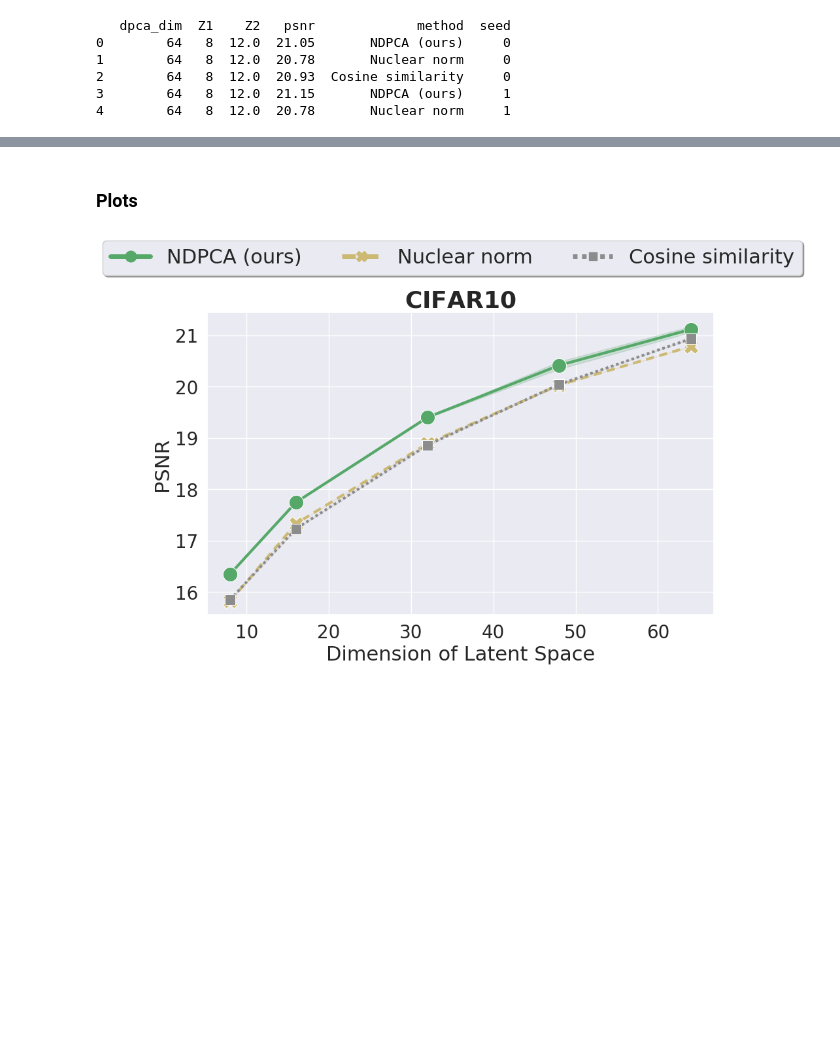
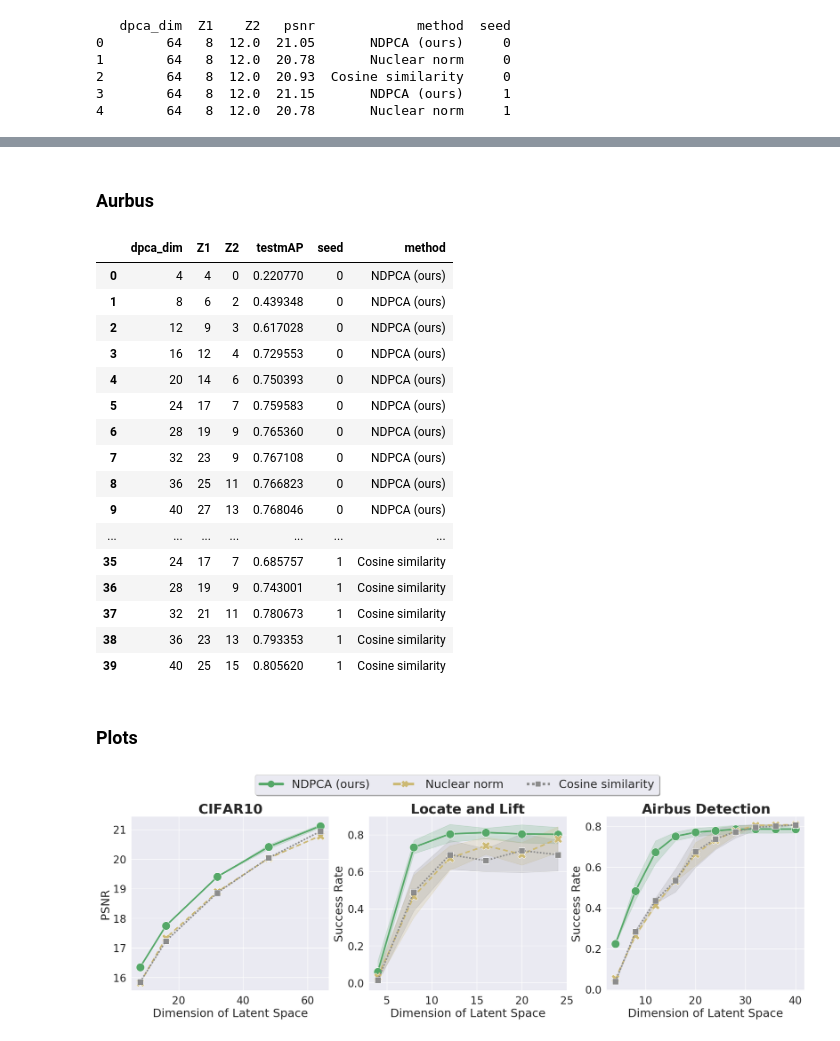
Before and after one commit to UTAustin-SwarmLab/Task-aware-Distributed-Source-Coding, a Jupyter notebook: plots/make_plot_norm.ipynb, the cells around one changed output, grey strips where cells are left out. Drawn from its saved outputs; the diff is of its cells as text; code cells hidden in the pictures; blank space fills up the shorter version.

Commit message:
add ploting for norms

```diff
--- a/plots/make_plot_norm.ipynb
+++ b/plots/make_plot_norm.ipynb
@@ -82,38 +114,96 @@ print(cifar_df.head())
+# %% [markdown]
+### Aurbus
+# %%
+airbus_df = pd.read_csv('./airbus.csv') # seed 0 ep 349
+airbus_df.drop(columns=['dim of z2 private'], inplace=True)
+airbus_df.rename(columns={"dim of z1 private": "Z1", "dim of z1 share": "Z2"}, inplace=True)
+
+airbus_df2 = pd.read_csv('./airbus_norms.csv')
+airbus_df2.drop(columns=['dim of z2 private'], inplace=True)
+airbus_df2.rename(columns={"dim of z1 private": "Z1", "dim of z1 share": "Z2"}, inplace=True)
+
+idx = airbus_df[(airbus_df['method'] == 'No DPCA module')].index
+airbus_df.drop(idx, inplace=True)
+
+airbus_df = pd.concat([airbus_df, airbus_df2])
+airbus_df
+# %% [output]
+|  | dpca_dim | Z1 | Z2 | testmAP | seed | method |
+| 0 | 4 | 4 | 0 | 0.220770 | 0 | NDPCA (ours) |
+| 1 | 8 | 6 | 2 | 0.439348 | 0 | NDPCA (ours) |
+| 2 | 12 | 9 | 3 | 0.617028 | 0 | NDPCA (ours) |
+| 3 | 16 | 12 | 4 | 0.729553 | 0 | NDPCA (ours) |
+| 4 | 20 | 14 | 6 | 0.750393 | 0 | NDPCA (ours) |
+| 5 | 24 | 17 | 7 | 0.759583 | 0 | NDPCA (ours) |
+| 6 | 28 | 19 | 9 | 0.765360 | 0 | NDPCA (ours) |
+| 7 | 32 | 23 | 9 | 0.767108 | 0 | NDPCA (ours) |
+| 8 | 36 | 25 | 11 | 0.766823 | 0 | NDPCA (ours) |
+| 9 | 40 | 27 | 13 | 0.768046 | 0 | NDPCA (ours) |
+| ... | ... | ... | ... | ... | ... | ... |
+| 35 | 24 | 17 | 7 | 0.685757 | 1 | Cosine similarity |
+| 36 | 28 | 19 | 9 | 0.743001 | 1 | Cosine similarity |
+| 37 | 32 | 21 | 11 | 0.780673 | 1 | Cosine similarity |
+| 38 | 36 | 23 | 13 | 0.793353 | 1 | Cosine similarity |
+| 39 | 40 | 25 | 15 | 0.805620 | 1 | Cosine similarity |
 # %% [markdown]
 ### Plots
 # %%
-# fig, ax_list = plt.subplot_mosaic(
-        # [["cifar_dpca", "pnp_dpca", "airbus_dpca"]], figsize=(23, 6))
+fig, ax_list = plt.subplot_mosaic(
+        [["cifar_dpca", "pnp_dpca", "airbus_dpca"]], figsize=(23, 6))
 
-fig, ax_list = plt.subplot_mosaic([["cifar_dpca"]], figsize=(10, 6))
+# fig, ax_list = plt.subplot_mosaic([["cifar_dpca"]], figsize=(10, 6))
 
 xylabelsize = 22
 titlesize = 26
 legendsize = 22
 ticksize = 20
 
 ### set title
 ax_list["cifar_dpca"].set_title(r"$\bf{CIFAR10}$", fontsize=titlesize)
+ax_list["pnp_dpca"].set_title(r"$\bf{Locate~and~Lift}$", fontsize=titlesize)
+ax_list["airbus_dpca"].set_title(r"$\bf{Airbus~Detection}$", fontsize=titlesize)
 
 ### plot cifar denoising
 ## plot DPCA curve
 ax1 = sns.lineplot(data=cifar_df, x="dpca_dim", y="psnr", ax=ax_list["cifar_dpca"], linewidth=3, hue='method', style="method",
                     palette=[color_list[2], color_list[8], color_list[7]], dashes=['', (3,2), (1,1)], markers=True, markersize=16)
 ax_list["cifar_dpca"].set_xlabel("Dimension of Latent Space", fontsize=xylabelsize)
 ax_list["cifar_dpca"].set_ylabel("PSNR", fontsize=xylabelsize)
 ax_list["cifar_dpca"].tick_params(axis="x", labelsize=ticksize)
 ax_list["cifar_dpca"].tick_params(axis="y", labelsize=ticksize)
 leg = ax_list["cifar_dpca"].legend()
 ax_list["cifar_dpca"].legend().remove()
 
+### plot lift denoising
+## plot DPCA curve
+ax2 = sns.lineplot(data=pnp_df, x="dpca_dim", y="success rate", ax=ax_list["pnp_dpca"], linewidth=3, hue='method', style="method",
+                    palette=[color_list[2], color_list[8], color_list[7]], dashes=['', (3,2), (1,1)], markers=True, markersize=16)
+ax_list["pnp_dpca"].set_xlabel("Dimension of Latent Space", fontsize=xylabelsize)
+ax_list["pnp_dpca"].set_ylabel("Success Rate", fontsize=xylabelsize)
+ax_list["pnp_dpca"].tick_params(axis="x", labelsize=ticksize)
+ax_list["pnp_dpca"].tick_params(axis="y", labelsize=ticksize)
+leg = ax_list["pnp_dpca"].legend()
+ax_list["pnp_dpca"].legend().remove()
+
+### plot lift denoising
+## plot DPCA curve
+ax2 = sns.lineplot(data=airbus_df, x="dpca_dim", y="testmAP", ax=ax_list["airbus_dpca"], linewidth=3, hue='method', style="method",
+                    palette=[color_list[2], color_list[8], color_list[7]], dashes=['', (3,2), (1,1)], markers=True, markersize=16)
+ax_list["airbus_dpca"].set_xlabel("Dimension of Latent Space", fontsize=xylabelsize)
+ax_list["airbus_dpca"].set_ylabel("Success Rate", fontsize=xylabelsize)
+ax_list["airbus_dpca"].tick_params(axis="x", labelsize=ticksize)
+ax_list["airbus_dpca"].tick_params(axis="y", labelsize=ticksize)
+leg = ax_list["airbus_dpca"].legend()
+ax_list["airbus_dpca"].legend().remove()
+
 ### Generate a legend for the first line only
 lines_labels = [ax.get_legend_handles_labels() for ax in [ax_list["cifar_dpca"]]]
 lines, labels = [sum(lol, []) for lol in zip(*lines_labels)]
 
 lgd = fig.legend(lines, labels, loc='upper center', bbox_to_anchor=(0.5, 1.09), fancybox=True, shadow=True, ncol=7, fontsize=22, markerscale=2)
 for line in lgd.get_lines():
     line.set_linewidth(5.0)
 plt.show()
 fig.savefig('./norm_results.pdf', bbox_extra_artists=(lgd,), bbox_inches='tight')
 # %% [output]
-[figure, old version]
+[figure, new version]
```
Also changed, not shown: parts of 2 cells of this notebook, 4 other files.
